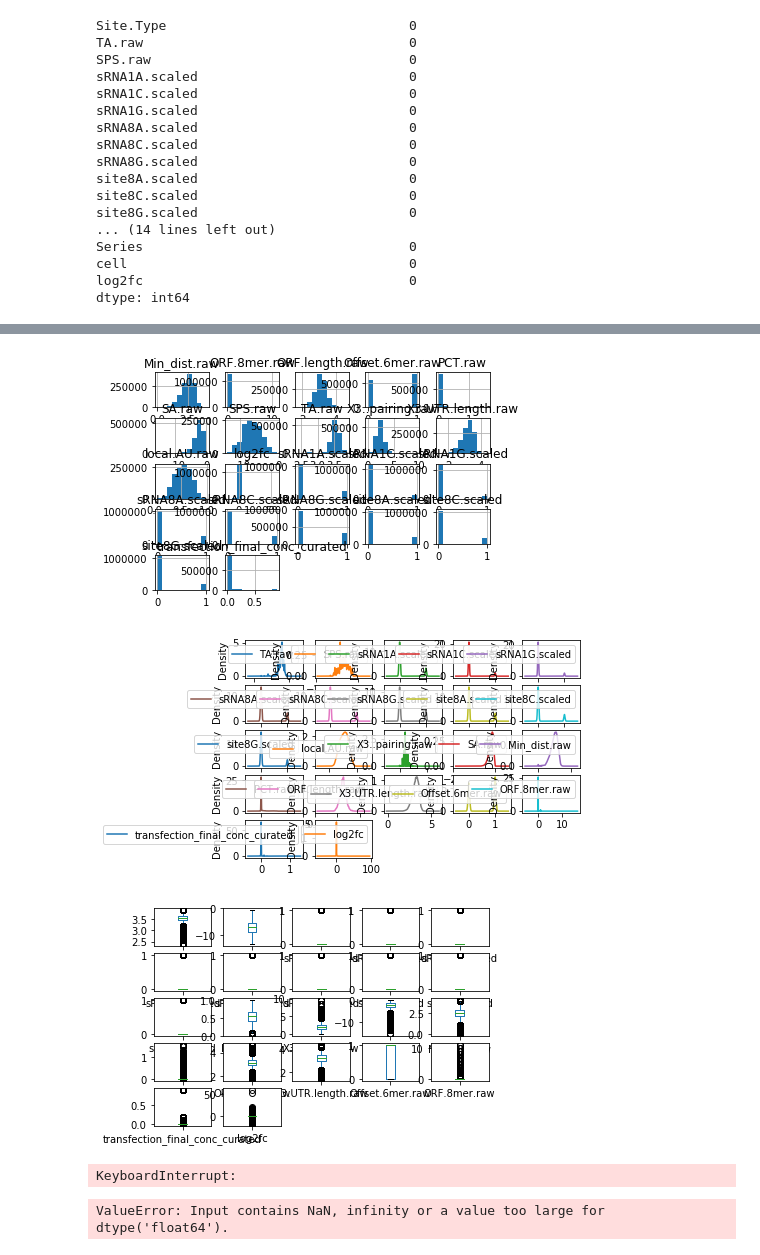
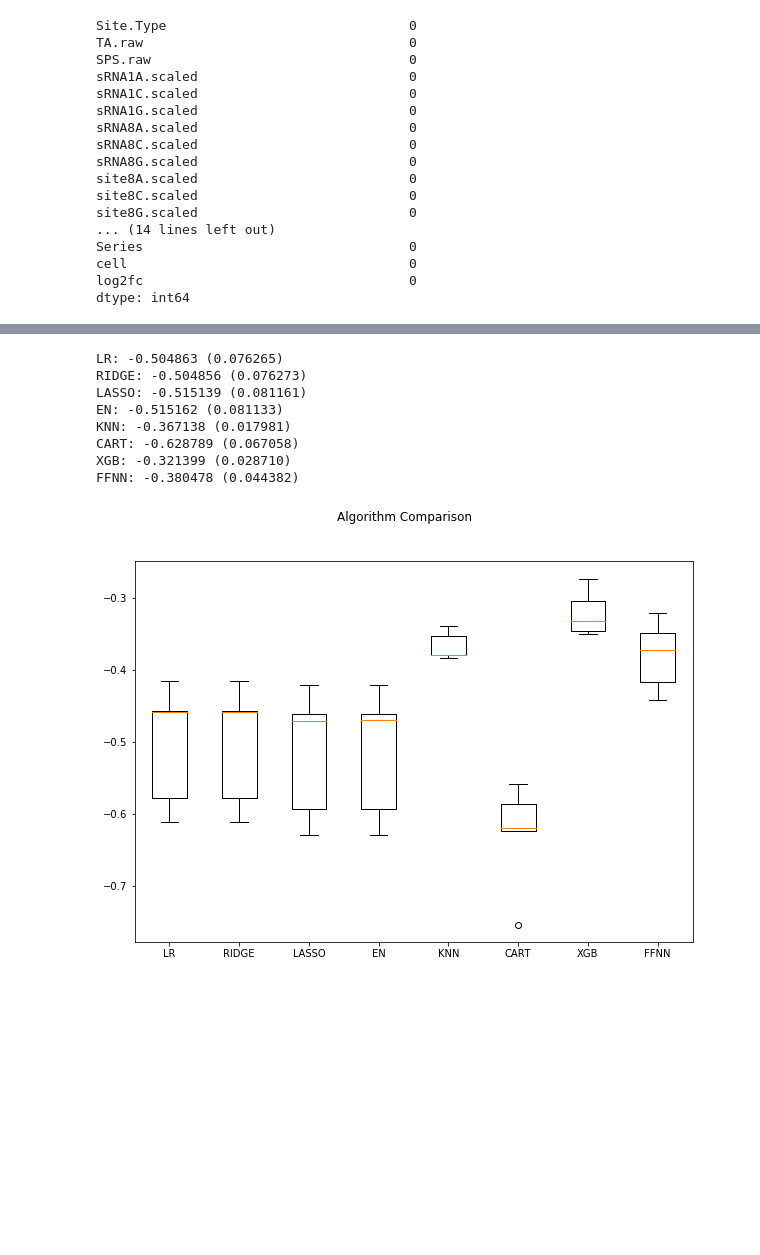
Before and after one commit to niekoloid/ssdata_dna_analysis, a Jupyter notebook: Regression_SSDATA.ipynb, the cells around one changed output, grey strips where cells are left out. Drawn from its saved outputs; the diff is of its cells as text; code cells hidden in the pictures; blank space fills up the shorter version.

Commit message:
Model comparison

```diff
--- a/Regression_SSDATA.ipynb
+++ b/Regression_SSDATA.ipynb
@@ -277,6 +263,6 @@ dtype: bool
 # %%
-# count NA samples
-dataset.isnull().sum()
+dataset_unfilled = dataset
+dataset_unfilled.isnull().sum()
 # %% [output]
 Site.Type                               0
 TA.raw                                  0
@@ -308,42 +284,17 @@ dataset.head()
-# %%
-# Data visualizations
-
-# histograms
-dataset.hist()
-pyplot.show()
-# density
-dataset.plot(kind='density', subplots=True, layout=(5,5), sharex=False)
-pyplot.show()
-# box and whisker plots
-dataset.plot(kind='box', subplots=True, layout=(5,5), sharex=False, sharey=False)
-pyplot.show()
-
-# scatter plot matrix
-scatter_matrix(dataset)
-pyplot.show()
-# correlation matrix
-fig = pyplot.figure()
-ax = fig.add_subplot(111)
-cax = ax.matshow(dataset.corr(), vmin=-1, vmax=1, interpolation='none')
-fig.colorbar(cax)
-ticks = arange(0,14,1)
-ax.set_xticks(ticks)
-ax.set_yticks(ticks)
-ax.set_xticklabels(names)
-ax.set_yticklabels(names)
-pyplot.show()
-# %% [output]
-[figure, removed]
-[figure, removed]
-[figure, removed]
-KeyboardInterrupt:
+# %%
+from sklearn.preprocessing import Imputer
+
+imr = Imputer(missing_values='NaN', strategy='mean', axis=0)
+imr = imr.fit(dataset_unfilled)
+dataset = imr.transform(dataset_unfilled.values)
 # %%
 # Prepare Data
 
 # Split-out validation dataset
-array = dataset.values
-X = array[:,0:28]
-Y = array[:,28]
+X = dataset[:,0:28]
+Y = dataset[:,28]
+#X = dataset[:10000,0:28]
+#Y = dataset[:10000,28]
 validation_size = 0.20
 seed = 7
 X_train, X_validation, Y_train, Y_validation = train_test_split(X, Y, test_size=validation_size, random_state=seed)
@@ -353,34 +304,45 @@ X_train, X_validation, Y_train, Y_validation = train_test_split(X, Y, test_size=
 num_folds = 5
 seed = 7
 scoring = 'neg_mean_squared_error'
 
 # Spot Check Algorithms
 models = []
 models.append(('LR', LinearRegression()))
+models.append(('RIDGE', Ridge()))
 models.append(('LASSO', Lasso()))
 models.append(('EN', ElasticNet()))
 models.append(('KNN', KNeighborsRegressor()))
 models.append(('CART', DecisionTreeRegressor()))
-models.append(('SVR', SVR()))
+#models.append(('SVR', SVR()))
+models.append(('XGB', XGBRegressor()))
+models.append(('FFNN', KerasRegressor(build_fn=baseline_model, epochs=2000, batch_size=1024, verbose=0)))
 
 # evaluate each model in turn
 results = []
 names = []
 for name, model in models:
 	kfold = KFold(n_splits=num_folds, random_state=seed)
 	cv_results = cross_val_score(model, X_train, Y_train, cv=kfold, scoring=scoring)
 	results.append(cv_results)
 	names.append(name)
 	msg = "%s: %f (%f)" % (name, cv_results.mean(), cv_results.std())
 	print(msg)
 
 # Compare Algorithms
-fig = pyplot.figure()
+fig = pyplot.figure(figsize=(10, 7))
 fig.suptitle('Algorithm Comparison')
 ax = fig.add_subplot(111)
 pyplot.boxplot(results)
 ax.set_xticklabels(names)
 pyplot.show()
 # %% [output]
-ValueError: Input contains NaN, infinity or a value too large for dtype('float64').
+LR: -0.504863 (0.076265)
+RIDGE: -0.504856 (0.076273)
+LASSO: -0.515139 (0.081161)
+EN: -0.515162 (0.081133)
+KNN: -0.367138 (0.017981)
+CART: -0.628789 (0.067058)
+XGB: -0.321399 (0.028710)
+FFNN: -0.380478 (0.044382)
+[figure, added]
 # %%
```
Also changed, not shown: parts of 11 cells of this notebook.
